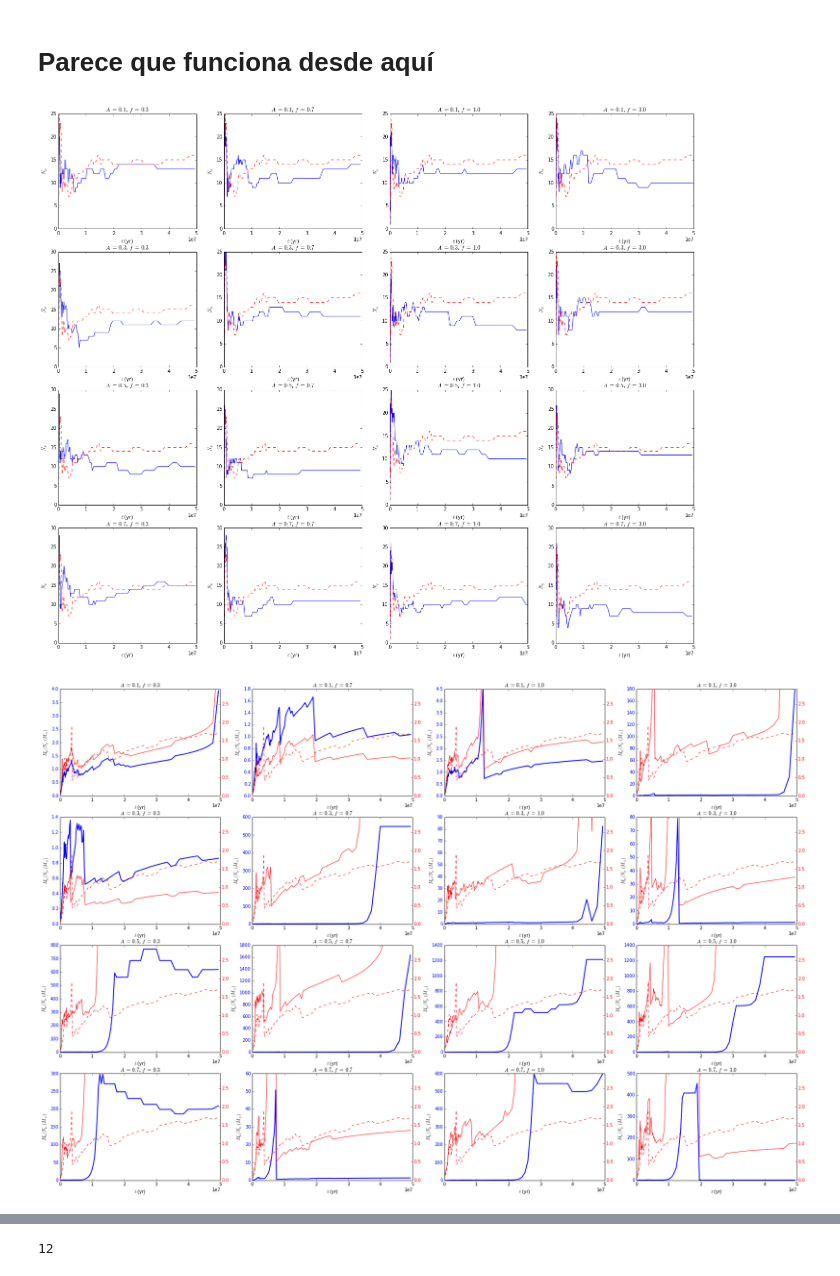
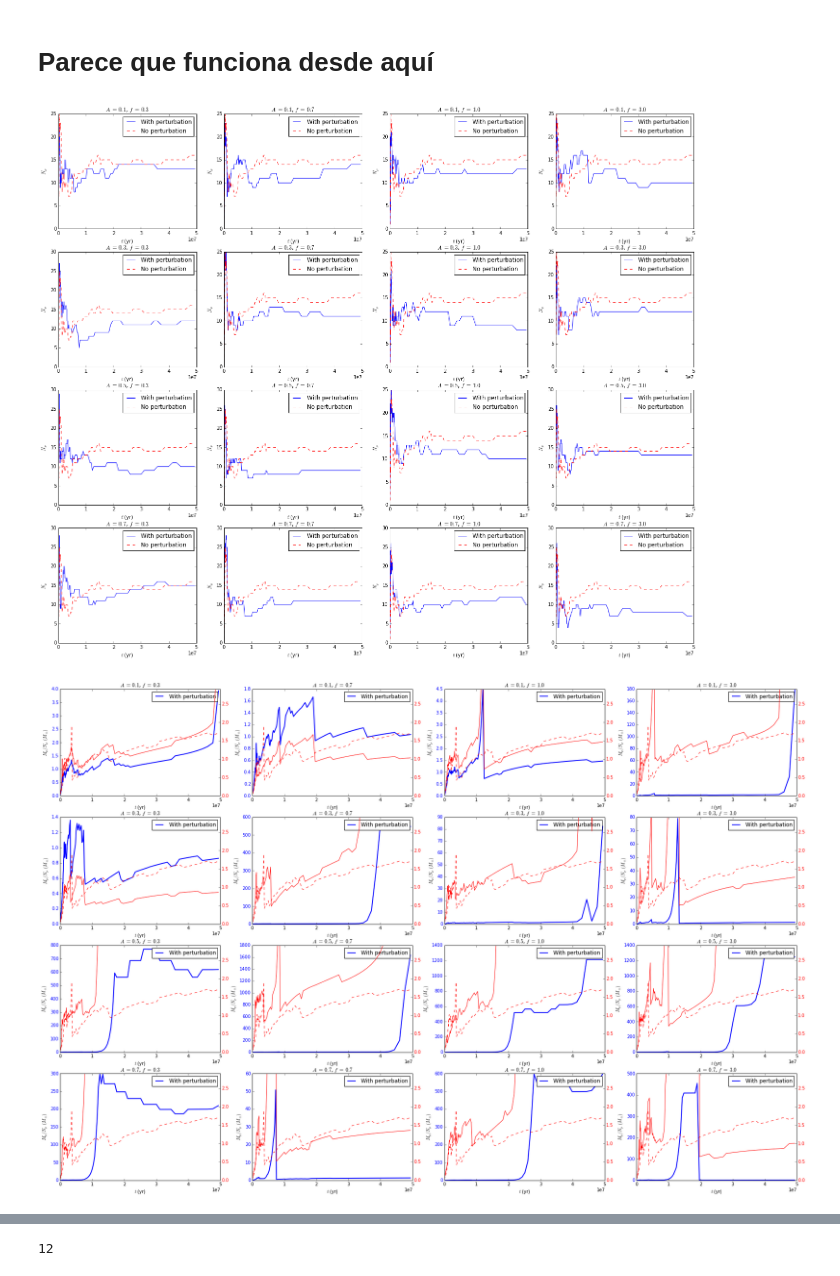
Before and after one commit to saint-germain/planetas, a Jupyter notebook: planetas sandbox.ipynb, the cells around one changed output, grey strips where cells are left out. Drawn from its saved outputs; the diff is of its cells as text; code cells hidden in the pictures.

```diff
--- a/planetas sandbox.ipynb
+++ b/planetas sandbox.ipynb
@@ -491,7 +491,7 @@ myrange=len(ind)
 #myrange=200
 figure_list = ''
 ii=0
-trange=ind[:myrange,0].sum()
+trange=int(ind[:myrange,0].sum())
 radmax=rawdata[:trange,5].max()
 eradcm=6.37e8
 armass=[]
@@ -500,7 +500,7 @@ acmass=[]
 anplan=[]
 atime=[]
 for j in np.arange(myrange):
-    data=np.zeros((ind[j,0],ncols))
+    data=np.zeros((int(ind[j,0]),ncols))
     for i in range(int(ind[j,0])):
         for k in range(ncols):
             data[i,k]=rawdata[ii,k]
@@ -536,7 +536,7 @@ for kl in range(1,17):
     #myrange=200
     figure_list = ''
     ii=0
-    trange=ind[:myrange,0].sum()
+    trange=int(ind[:myrange,0].sum())
     radmax=rawdata[:trange,5].max()
     eradcm=6.37e8
     armass=[]
@@ -545,7 +545,7 @@ for kl in range(1,17):
     anplan=[]
     atime=[]
     for j in np.arange(myrange):
-        data=np.zeros((ind[j,0],ncols))
+        data=np.zeros((int(ind[j,0]),ncols))
         for i in range(int(ind[j,0])):
             for k in range(ncols):
                 data[i,k]=rawdata[ii,k]
@@ -568,56 +568,69 @@ for kl in range(1,17):
     intmass=armass+agmass
     intmass2=armass2+agmass2
     ax = fig.add_subplot(4,4,kl)
-    ax.plot(atime,anplan) #this one side to side with the next two-in one
-    ax.plot(atime2,anplan2,'r--')
+    ax.plot(atime,anplan,label="With perturbation") #this one side to side with the next two-in one
+    ax.plot(atime2,anplan2,'r--',label="No perturbation")
     ax.set_xlabel(r'$t$ (yr)' )
     ax.set_ylabel(r'$N_p$' )
     ax.set_title(r'$A\ =\ %.1f$, $f\ =\ %.1f$'%(np.reshape(XX,16)[kl-1],np.reshape(YY,16)[kl-1]))
+    figure_name1="r_nplanet.png"
+    ax.legend()
+    fig.savefig(figure_name1)
 
     ax2 = fig2.add_subplot(4,4,kl)
-    ax2.plot(atime,(intmass)/anplan,lw=2)
+    ax2.plot(atime,(intmass)/anplan,lw=2,label="With perturbation")
     ax2.set_xlabel(r'$t$ (yr)' )
     ax2.set_ylabel(r'$M_p/N_p\ (M_\oplus)$' )
     ax2.set_title(r'$A\ =\ %.1f$, $f\ =\ %.1f$'%(np.reshape(XX,16)[kl-1],np.reshape(YY,16)[kl-1]))
     for tl in ax2.get_yticklabels():
         tl.set_color('b')
     axx2 = ax2.twinx()
-    axx2.plot(atime,intmass/anplan,c='r')
-    axx2.plot(atime2,intmass2/anplan2,'r--')
+    axx2.plot(atime,intmass/anplan,c='r',label="With perturbation")
+    axx2.plot(atime2,intmass2/anplan2,'r--',label="No perturbation")
     axx2.set_ylim(0,(intmass2/anplan2).max()+1)
     for tl in axx2.get_yticklabels():
         tl.set_color('r')
+    figure_name2="r_movernplanet.png"
+    ax2.legend()
+    fig2.savefig(figure_name2)
 
     ax3=fig3.add_subplot(4,4,kl)
-    ax3.plot(atime,agmass)
-    ax3.plot(atime2,agmass2,'r--')
+    ax3.plot(atime,agmass,label="With perturbation")
+    ax3.plot(atime2,agmass2,'r--',label="No perturbation")
     ax3.set_xlabel(r'$t$ (yr)' )
     ax3.set_ylabel(r'Gas mass ($M_\oplus$)' )
     ax3.set_xlim(0,5e7)
     ax3.set_title(r'$A\ =\ %.1f$, $f\ =\ %.1f$'%(np.reshape(XX,16)[kl-1],np.reshape(YY,16)[kl-1]))
-
+    figure_name3="r_mgas.png"
+    ax3.legend()
+    fig3.savefig(figure_name3)
 
     ax4 = fig4.add_subplot(4,4,kl)
-    ax4.plot(atime,acmass)
-    ax4.plot(atime2,acmass2,'r--')
+    ax4.plot(atime,acmass,label="With perturbation")
+    ax4.plot(atime2,acmass2,'r--',label="No perturbation")
     ax4.set_xlabel(r'$t$ (yr)' )
     ax4.set_ylabel(r'Center of Mass (AU)' )
     ax4.set_xlim(0,5e7)
     ax4.set_title(r'$A\ =\ %.1f$, $f\ =\ %.1f$'%(np.reshape(XX,16)[kl-1],np.reshape(YY,16)[kl-1]))
+    figure_name4="r_centerofmass.png"
+    ax4.legend()
+    fig4.savefig(figure_name4)
 
     ax5 = fig5.add_subplot(4,4,kl)
-
-    ax5.plot(atime,intmass,lw=2)
+    ax5.plot(atime,intmass,lw=2,label="With perturbation")
     ax5.set_xlabel(r'$t$ (yr)')
     ax5.set_ylabel(r'$M_p$ $(M_\oplus)$')
     for tl in ax5.get_yticklabels():
         tl.set_color('b')
     axx2 = ax5.twinx()
-    axx2.plot(atime,intmass,c='r')
-    axx2.plot(atime2,intmass2,'r--')
+    axx2.plot(atime,intmass,c='r',label="With perturbation")
+    axx2.plot(atime2,intmass2,'r--',label="No perturbation")
     axx2.set_ylim(0,intmass2.max()+5)
     for tl in axx2.get_yticklabels():
         tl.set_color('r')
+    figure_name5="r_mplanet.png"
+    ax5.legend()
+    fig5.savefig(figure_name5)
 # %% [output]
-[figure, old version]
+[figure, new version]
-[figure, old version]
+[figure, new version]
```
Also changed, not shown: parts of 1 cell of this notebook, 1 other file.
